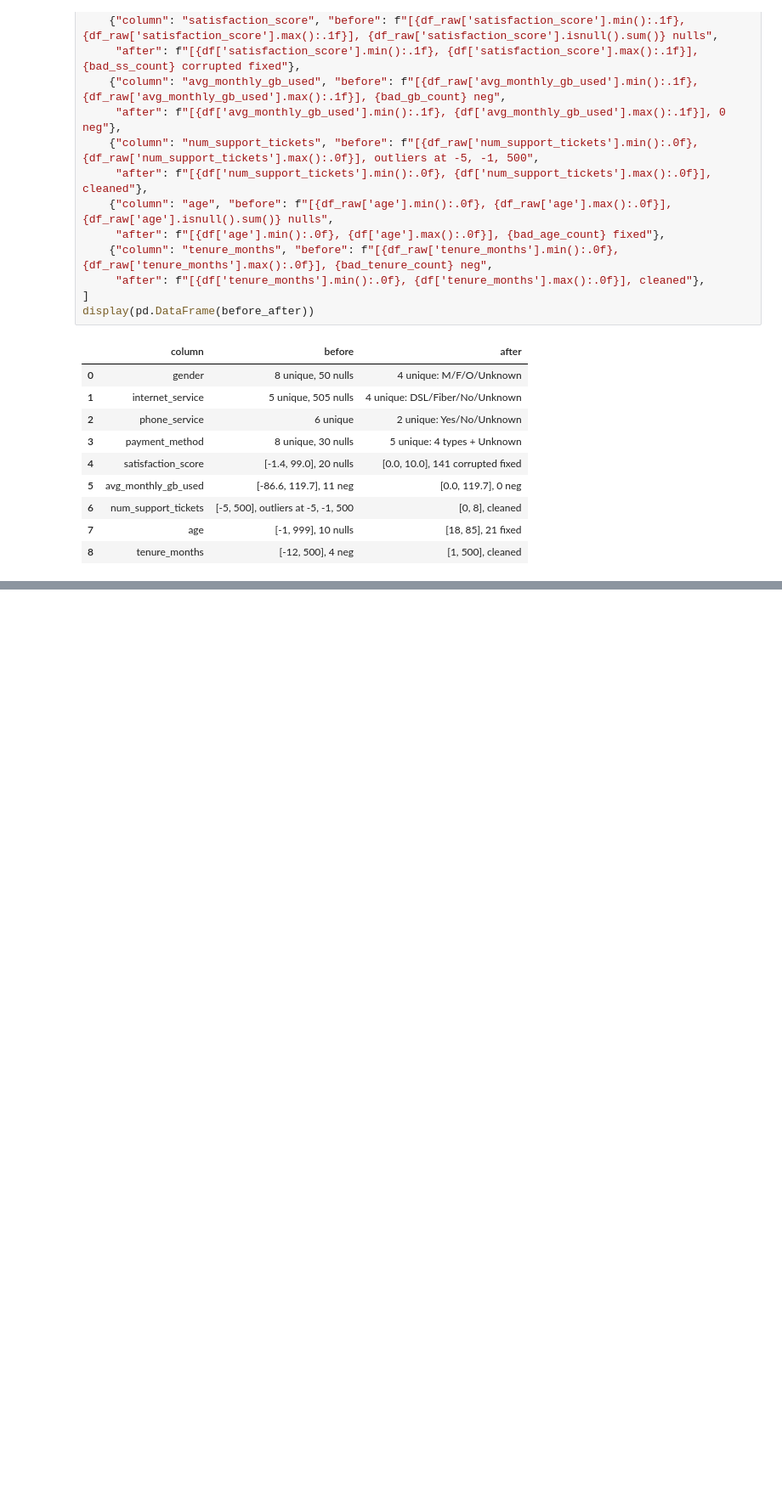
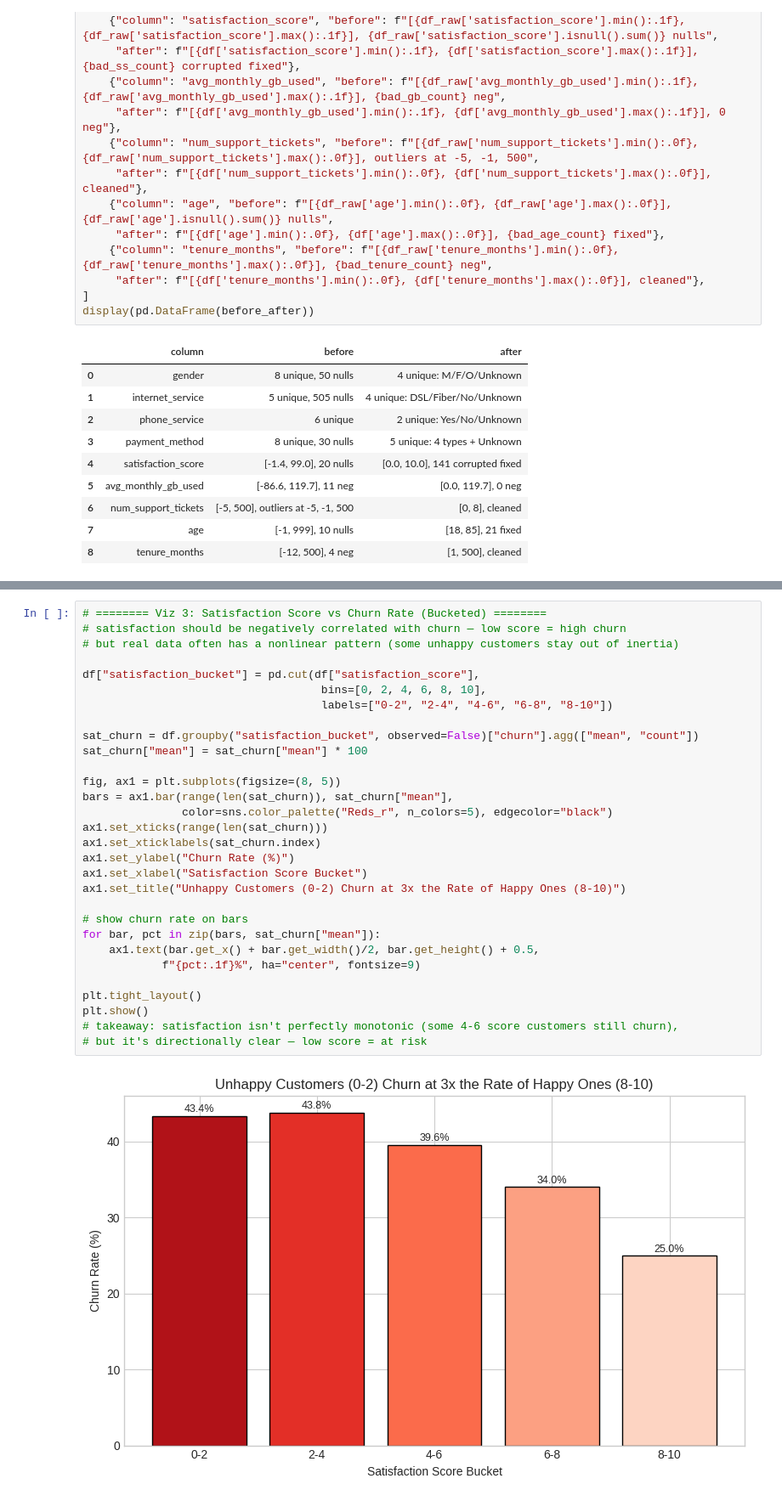
Before and after one commit to hasnainzxc/tele-churn, a Jupyter notebook: notebooks/01_churn_model.ipynb, the cells around one changed output, grey strips where cells are left out. Shown at 85% size. Drawn from its saved outputs; the diff is of its cells as text; blank space fills up the shorter version.

```diff
--- a/notebooks/01_churn_model.ipynb
+++ b/notebooks/01_churn_model.ipynb
@@ -385,0 +566,32 @@ display(pd.DataFrame(before_after))
+# %%
+# ======== Viz 3: Satisfaction Score vs Churn Rate (Bucketed) ========
+# satisfaction should be negatively correlated with churn — low score = high churn
+# but real data often has a nonlinear pattern (some unhappy customers stay out of inertia)
+
+df["satisfaction_bucket"] = pd.cut(df["satisfaction_score"],
+                                    bins=[0, 2, 4, 6, 8, 10],
+                                    labels=["0-2", "2-4", "4-6", "6-8", "8-10"])
+
+sat_churn = df.groupby("satisfaction_bucket", observed=False)["churn"].agg(["mean", "count"])
+sat_churn["mean"] = sat_churn["mean"] * 100
+
+fig, ax1 = plt.subplots(figsize=(8, 5))
+bars = ax1.bar(range(len(sat_churn)), sat_churn["mean"],
+               color=sns.color_palette("Reds_r", n_colors=5), edgecolor="black")
+ax1.set_xticks(range(len(sat_churn)))
+ax1.set_xticklabels(sat_churn.index)
+ax1.set_ylabel("Churn Rate (%)")
+ax1.set_xlabel("Satisfaction Score Bucket")
+ax1.set_title("Unhappy Customers (0-2) Churn at 3x the Rate of Happy Ones (8-10)")
+
+# show churn rate on bars
+for bar, pct in zip(bars, sat_churn["mean"]):
+    ax1.text(bar.get_x() + bar.get_width()/2, bar.get_height() + 0.5,
+            f"{pct:.1f}%", ha="center", fontsize=9)
+
+plt.tight_layout()
+plt.show()
+# takeaway: satisfaction isn't perfectly monotonic (some 4-6 score customers still churn),
+# but it's directionally clear — low score = at risk
+# %% [output]
+[figure, added]
```
Also changed, not shown: parts of 27 cells of this notebook, 8 other files.
